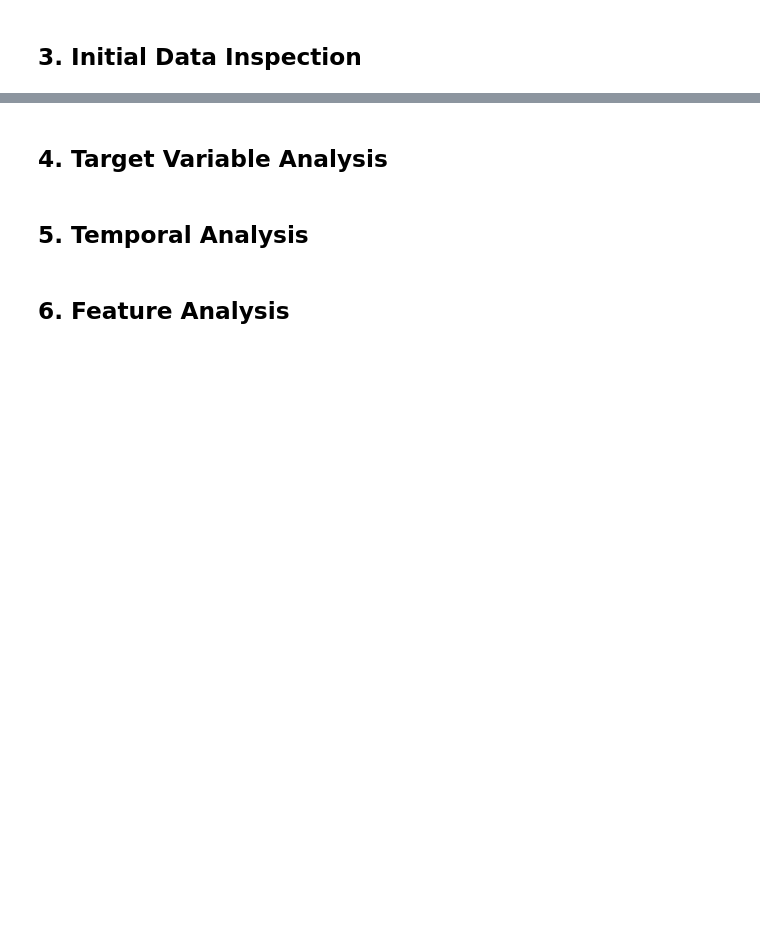
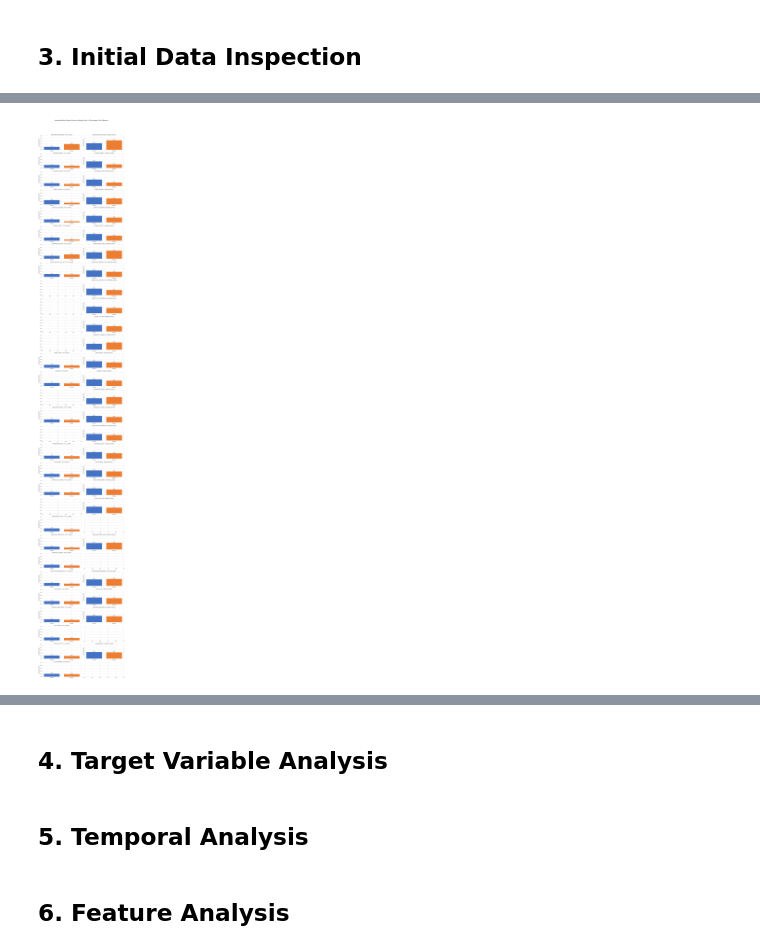
Before and after one commit to jarretangbazo/Flu-Shot-Learning, a Jupyter notebook: notebooks/01_eda.ipynb, the cells around one changed output, grey strips where cells are left out. Drawn from its saved outputs; the diff is of its cells as text; code cells hidden in the pictures; blank space fills up the shorter version.

```diff
--- a/notebooks/01_eda.ipynb
+++ b/notebooks/01_eda.ipynb
@@ -206,0 +313,69 @@ dtype: object
+# %%
+# Target Rate by Missingness
+# If vaccination rates differ between rows where a feature is present or missing, the missingness is related to the outcome (MNAR)
+
+records = []
+for col in cols_with_missing:
+    mask = flu_train_merged[col].isnull()
+    for target in TARGET_COLS:
+        rate_present = flu_train_merged.loc[~mask, target].mean()       # Vaccination rate where feature is present
+        rate_missing = flu_train_merged.loc[mask, target].mean()        # Vaccination rate where feature is missing
+        records.append({
+            'feature': col,
+            'target': target,
+            'rate_present': rate_present,
+            'rate_missing': rate_missing,
+            'difference': abs(rate_present - rate_missing)
+        })
+
+rate_df = pd.DataFrame(records)
+
+# Bar chart comparing vaccination rates for present vs missing (only plot features with > 2 percentage point difference)
+plot_df = rate_df[rate_df['difference'] > 0.02].sort_values('difference', ascending=False)
+
+if len(plot_df) == 0:
+    print("No features with > 2 percentage point difference in vaccination rates between present and missing. Weak MNAR signal.")
+else:
+    n_features = plot_df['feature'].nunique()
+    fig, axes = plt.subplots(
+        n_features, 2,
+        figsize=(12, n_features * 2.5),
+        sharey=True
+    )
+    # Handle single-row case
+    if n_features == 1:
+        axes = np.array([axes]) # Ensure axes is always 2D for consistent indexing
+
+    for i, feature in enumerate(plot_df['feature'].unique()):
+        subset = plot_df[plot_df['feature'] == feature]
+        for j, target in enumerate(TARGET_COLS):
+            ax = axes[i, j]
+            row = subset[subset['target'] == target]
+            if len(row) == 0:
+                continue
+            bars = ax.bar(
+                ['Present', 'Missing'],
+                [row['rate_present'].values[0],
+                 row['rate_missing'].values[0]],
+                 color=['#4472C4', '#ED7D31'],
+                 edgecolor='white'
+            )
+            ax.set_title(f'{feature} - {target}', fontsize=11)
+            ax.set_ylim(0, 1)
+            ax.set_ylabel('Vaccination Rate')
+            for bar in bars:
+                ax.text(
+                    bar.get_x() + bar.get_width() / 2,
+                    bar.get_height() + 0.02,
+                    f'{bar.get_height():.1%}',
+                    ha='center', fontsize=9
+                )
+
+plt.suptitle(
+    'Vaccination Rate: Feature Present vs Missing (Only > 2 Percentage Point Difference)', fontsize=14, y=1.02
+)
+plt.tight_layout()
+plt.savefig('../reports/figures/missing_03_vaccination_rate_by_missingness.png', dpi=150, bbox_inches='tight')
+plt.show()
+# %% [output]
+[figure, added]
```
Also changed, not shown: parts of 10 cells of this notebook, 5 other files.
